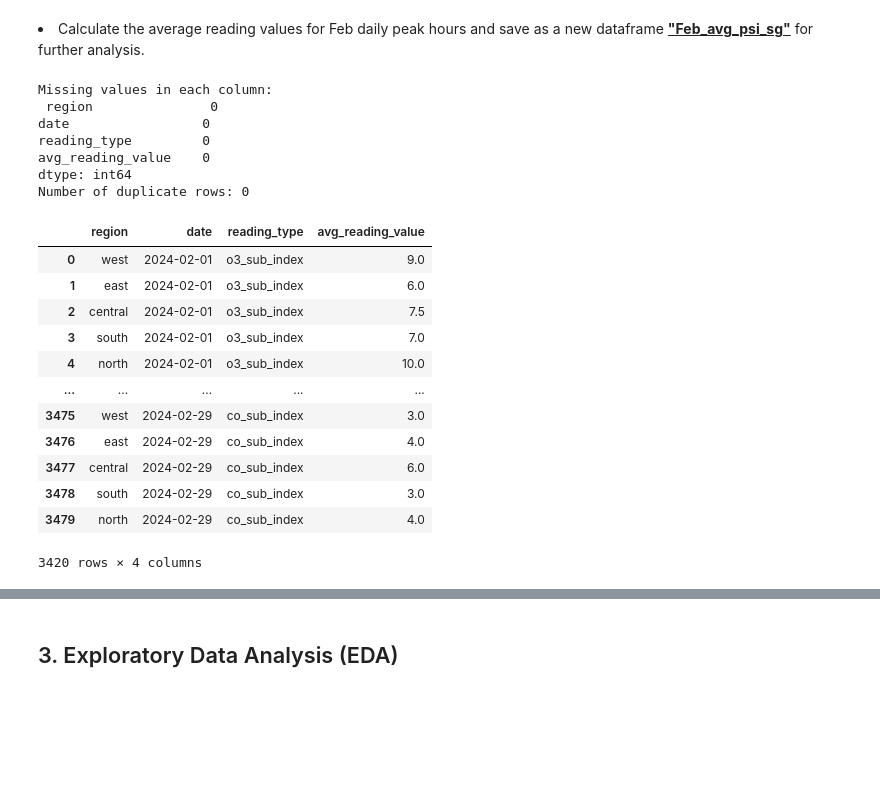
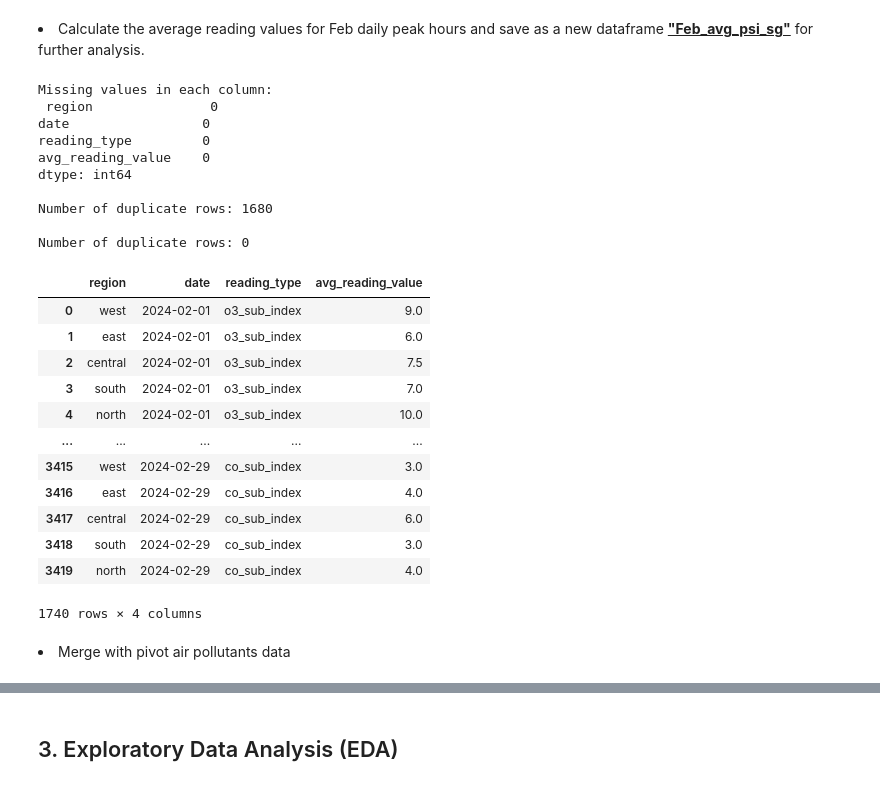
Before and after one commit to linxianying/G12_GuidedProject, a Jupyter notebook: traffic_air_sg.ipynb, the cells around one changed output, grey strips where cells are left out. Saved outputs shown, nothing was run; the diff lists cells and outputs as text; code cells hidden in the pictures; blank space fills up the shorter version.

```diff
--- a/traffic_air_sg.ipynb
+++ b/traffic_air_sg.ipynb
@@ -778,30 +800,45 @@ Number of duplicate rows: 37726
 # %%
 all_psi_sg['avg_reading_value'] = all_psi_sg.groupby(['region', 'date', 'reading_type'])['reading_value'].transform('mean')
 Feb_avg_psi_sg = all_psi_sg.drop(columns=['hourOfDate', 'reading_value'])
 print("Missing values in each column:\n", Feb_avg_psi_sg.isnull().sum())
+
 # Check duplicates
-duplicates = all_region_sg.duplicated().sum()
-print(f"Number of duplicate rows: {duplicates}")
+duplicates = Feb_avg_psi_sg.duplicated().sum()
+print(f"\nNumber of duplicate rows: {duplicates}")
+if duplicates > 0:
+    Feb_avg_psi_sg.drop_duplicates(inplace=True)
 
-Feb_avg_psi_sg
+# Check duplicates after cleaning
+duplicates = Feb_avg_psi_sg.duplicated().sum()
+print(f"\nNumber of duplicate rows: {duplicates}")
+
+# pivot the Feb_avg_psi_sg data
+pivot_feb_psi_sg = Feb_avg_psi_sg.pivot(index=['region', 'date'], columns='reading_type', values='avg_reading_value').reset_index()
+pivot_feb_psi_sg.rename(columns={'date':'Date'}, inplace=True)
+pivot_feb_psi_sg
 # %% [output]
 Missing values in each column:
  region               0
 date                 0
 reading_type         0
 avg_reading_value    0
 dtype: int64
+
+Number of duplicate rows: 1680
+
 Number of duplicate rows: 0
 |  | region | date | reading_type | avg_reading_value |
 | 0 | west | 2024-02-01 | o3_sub_index | 9.0 |
 | 1 | east | 2024-02-01 | o3_sub_index | 6.0 |
 | 2 | central | 2024-02-01 | o3_sub_index | 7.5 |
 | 3 | south | 2024-02-01 | o3_sub_index | 7.0 |
 | 4 | north | 2024-02-01 | o3_sub_index | 10.0 |
 | ... | ... | ... | ... | ... |
-| 3475 | west | 2024-02-29 | co_sub_index | 3.0 |
-| 3476 | east | 2024-02-29 | co_sub_index | 4.0 |
-| 3477 | central | 2024-02-29 | co_sub_index | 6.0 |
-| 3478 | south | 2024-02-29 | co_sub_index | 3.0 |
-| 3479 | north | 2024-02-29 | co_sub_index | 4.0 |
+| 3415 | west | 2024-02-29 | co_sub_index | 3.0 |
+| 3416 | east | 2024-02-29 | co_sub_index | 4.0 |
+| 3417 | central | 2024-02-29 | co_sub_index | 6.0 |
+| 3418 | south | 2024-02-29 | co_sub_index | 3.0 |
+| 3419 | north | 2024-02-29 | co_sub_index | 4.0 |
-3420 rows × 4 columns
+1740 rows × 4 columns
+# %% [markdown]
+<li>Merge with pivot air pollutants data</li>
```
Also changed, not shown: parts of 46 cells of this notebook.
